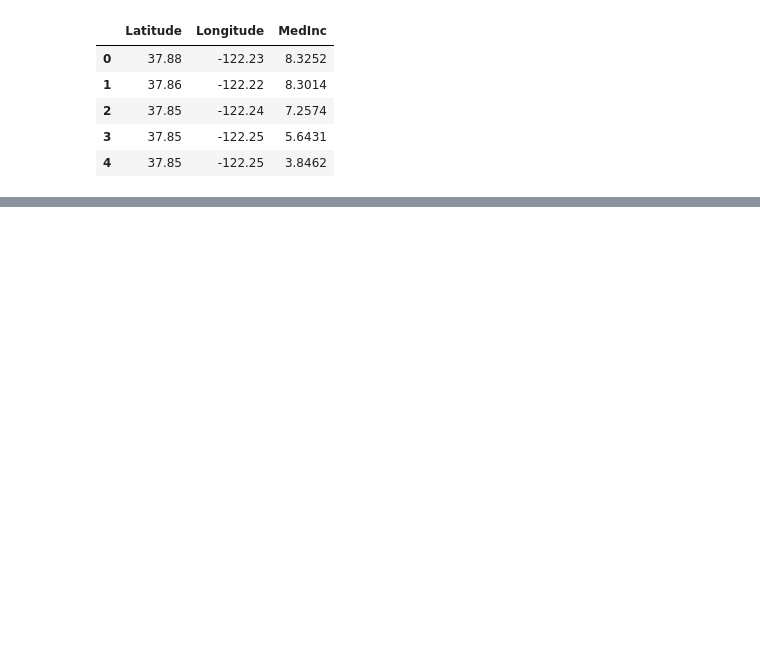
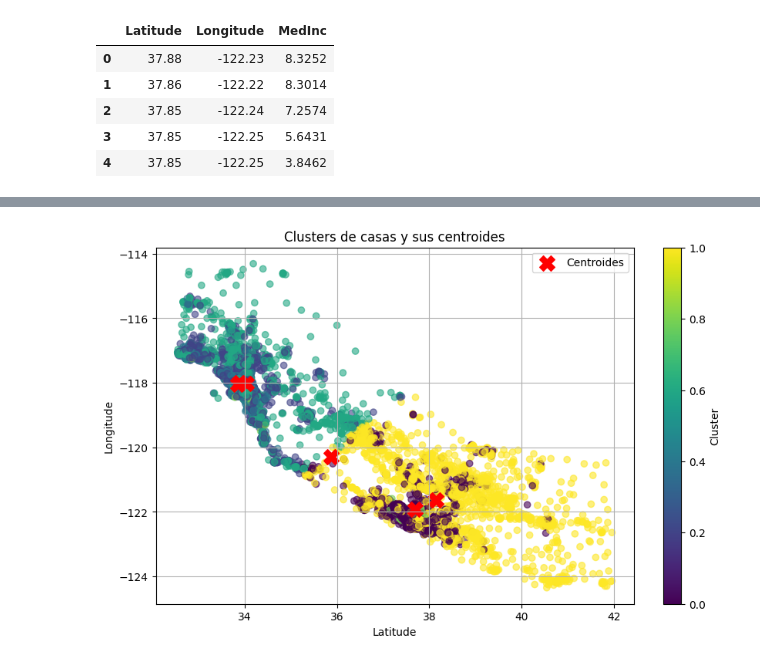
Before and after one commit to Julianmarania/UNSUPERVISED_LEARNING_Project_25_Julian_Lopez, a Jupyter notebook: src/explore.ipynb, the cells around one changed output, grey strips where cells are left out. Saved outputs shown, nothing was run; the diff lists cells and outputs as text; code cells hidden in the pictures; blank space fills up the shorter version.

```diff
--- a/src/explore.ipynb
+++ b/src/explore.ipynb
@@ -22,3 +24,12 @@ data_limpia.head()
 | 2 | 37.85 | -122.24 | 7.2574 |
 | 3 | 37.85 | -122.25 | 5.6431 |
 | 4 | 37.85 | -122.25 | 3.8462 |
+# %%
+# Dividimos el conjunto de datos en muestras de train y test
+from sklearn.model_selection import train_test_split
+
+X = data_limpia
+
+X_train, X_test = train_test_split(X, test_size = 0.2, random_state = 42)
+
+X_train.head()
@@ -24,0 +45,12 @@ data_limpia.head()
+# %%
+import numpy as np
+from sklearn.cluster import KMeans
+from sklearn.datasets import make_blobs
+
+# Entrenar el modelo
+model = KMeans(n_clusters = 6, random_state = 42)
+model.fit(X_train)
+
+# Realizar predicciones con datos nuevos
+# new_data = np.array([[2, 3], [0, 4], [3, 1]])
+# predictions = model.predict(new_data)
@@ -24,0 +67,4 @@ data_limpia.head()
+# %%
+X_train['Cluster'] = model.labels_
+
+X_train.head()
@@ -24,0 +78,21 @@ data_limpia.head()
+# %%
+import matplotlib.pyplot as plt
+
+# Scatter de los puntos
+plt.figure(figsize=(10,6))
+plt.scatter(X_train['Latitude'], X_train['Longitude'], c=X_train['Cluster'], cmap='viridis', alpha=0.6)
+
+# Centroides
+centroides = model.cluster_centers_
+plt.scatter(centroides[:, 0], centroides[:, 1], c='red', marker='X', s=200, label='Centroides')
+
+# Estética
+plt.xlabel('Latitude')
+plt.ylabel('Longitude')
+plt.title('Clusters de casas y sus centroides')
+plt.colorbar(label='Cluster')
+plt.legend()
+plt.grid(True)
+plt.show()
+# %% [output]
+[figure, added]
```
Also changed, not shown: parts of 21 cells of this notebook.
